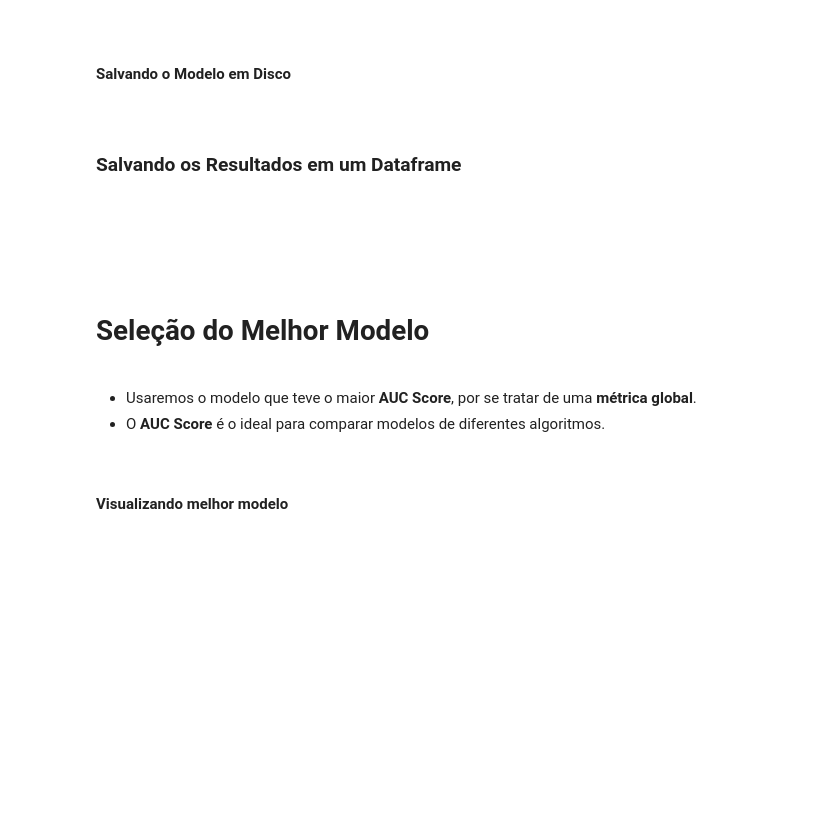
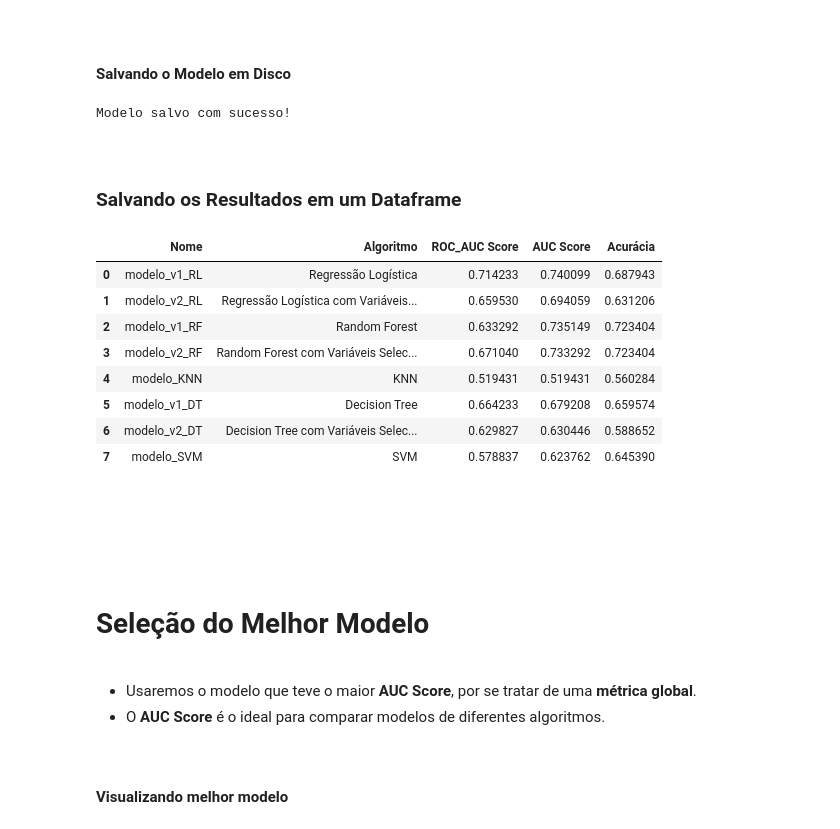
Before and after one commit to EduardoBran/Python_-_Machine_Learning, a Jupyter notebook: 01-Mini-Projeto_-_Construcao_Treinamento_Avaliacao_e_Selecao_de_Modelos_Para_Classificacao.ipynb, the cells around one changed output. Saved outputs shown, nothing was run; the diff lists cells and outputs as text; code cells hidden in the pictures; blank space fills up the shorter version.

```diff
--- a/01-Mini-Projeto_-_Construcao_Treinamento_Avaliacao_e_Selecao_de_Modelos_Para_Classificacao.ipynb
+++ b/01-Mini-Projeto_-_Construcao_Treinamento_Avaliacao_e_Selecao_de_Modelos_Para_Classificacao.ipynb
@@ -2456,4 +2457,4 @@ modelo_SVM = SVC(C = 1, gamma = 1, probability = True)
 #### Treina o modelo
 # %%
 # Treinamento
-modelo_v5.fit(X_treino, y_treino)
+modelo_SVM.fit(X_treino, y_treino)
@@ -2467,0 +2518,18 @@ modelo_v5.fit(X_treino, y_treino)
+# %%
+# Calculando a Acurácia em um Único Bloco
+tn, fp, fn, tp = conf_matrix_SVM.ravel()
+
+# Calcula a métrica global AUC (Area Under The Curve) com dados reais e previsões em teste
+roc_auc_SVM = roc_auc_score(y_teste, y_pred_SVM)
+
+# Calcula a curva ROC com dados e previsões em teste
+fpr_SVM, tpr_SVM, thresholds_SVM = roc_curve(y_teste, y_pred_proba_SVM)
+
+# AUC em teste
+auc_SVM = auc(fpr_SVM, tpr_SVM)
+
+# Acurácia em teste
+acuracia_SVM = accuracy_score(y_teste, y_pred_SVM)
+print(f'Acurácia: {acuracia_SVM}')
+print(f'ROC AUC Score: {roc_auc_SVM}')
+print(f'AUC da Curva ROC: {auc_SVM}')
@@ -2469,14 +2541,50 @@ modelo_v5.fit(X_treino, y_treino)
 <br>
 
 #### Adiciona o Resultado das Métricas a um Dicionário
+# %%
+# Dicionário com as métricas do modelo_v2_DT
+dict_modelo_SVM = {'Nome': 'modelo_SVM',
+                   'Algoritmo': 'SVM',
+                   'ROC_AUC Score': roc_auc_SVM,
+                   'AUC Score': auc_SVM,
+                   'Acurácia': acuracia_SVM}
 # %% [markdown]
 <br>
 
 #### Salvando o Modelo em Disco
+# %%
+with open('modelos/modelo_SVM.pkl', 'wb') as pickle_file:
+    joblib.dump(modelo_SVM, 'modelos/modelo_SVM.pkl')
+
+print("Modelo salvo com sucesso!")
+# %% [output]
+Modelo salvo com sucesso!
 # %% [markdown]
 <br>
 
 ### Salvando os Resultados em um Dataframe
+# %%
+# Lista de dicionários contendo as métricas dos modelos
+modelos = [dict_modelo_SVM]
+
+# Convertendo lista de dicionários para DataFrame
+modelos_df = pd.DataFrame(modelos)
+
+# Concatena o novo DataFrame com o existente
+df_modelos = pd.concat([df_modelos, modelos_df], ignore_index=True)
+# %%
+# Exibe o Dataframe
+display(df_modelos)
+# %% [output]
+|  | Nome | Algoritmo | ROC_AUC Score | AUC Score | Acurácia |
+| 0 | modelo_v1_RL | Regressão Logística | 0.714233 | 0.740099 | 0.687943 |
+| 1 | modelo_v2_RL | Regressão Logística com Variáveis... | 0.659530 | 0.694059 | 0.631206 |
+| 2 | modelo_v1_RF | Random Forest | 0.633292 | 0.735149 | 0.723404 |
+| 3 | modelo_v2_RF | Random Forest com Variáveis Selec... | 0.671040 | 0.733292 | 0.723404 |
+| 4 | modelo_KNN | KNN | 0.519431 | 0.519431 | 0.560284 |
+| 5 | modelo_v1_DT | Decision Tree | 0.664233 | 0.679208 | 0.659574 |
+| 6 | modelo_v2_DT | Decision Tree com Variáveis Selec... | 0.629827 | 0.630446 | 0.588652 |
+| 7 | modelo_SVM | SVM | 0.578837 | 0.623762 | 0.645390 |
 # %% [markdown]
 <br><br><br><br>
 
```
Also changed, not shown: parts of 61 cells of this notebook, 10 other files.
